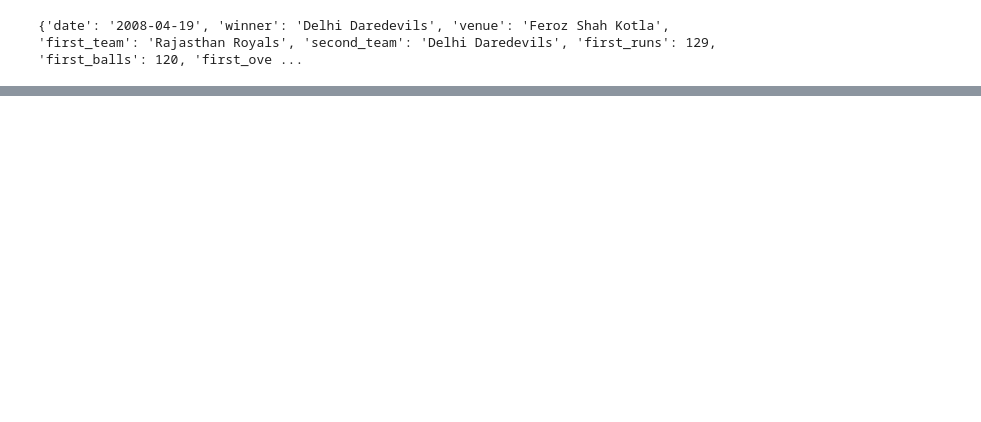
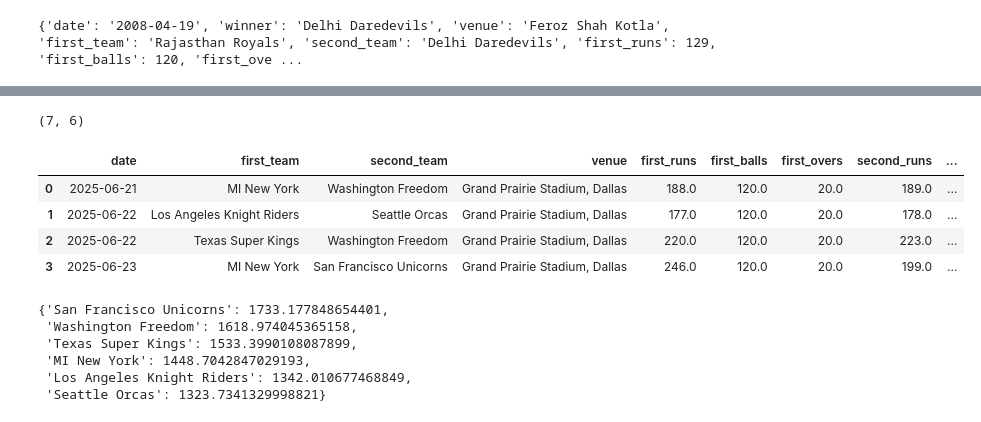
Before and after one commit to Hackquantumcpp/cricket-elo, a Jupyter notebook: mlc-updates-predictions.ipynb, the cells around one changed output, grey strips where cells are left out. Drawn from its saved outputs; the diff is of its cells as text; code cells hidden in the pictures; blank space fills up the shorter version.

```diff
--- a/mlc-updates-predictions.ipynb
+++ b/mlc-updates-predictions.ipynb
@@ -744,0 +642,29 @@ upcoming_disp.to_csv('upcoming_display.csv')
+# %%
+upcoming = upcoming.drop(['first_runs', 'first_balls', 'first_overs', 'second_runs', 'second_balls', 'second_overs',
+                         'winner'], axis=1)
+upcoming.shape
+# %% [output]
+(7, 6)
+# %%
+done['net_run_rate'] = done[['winner', 'first_team', 'second_team', 'first_runs', 'first_overs', 'second_runs',
+                          'second_overs']].apply(lambda x: calculate_nrr(x['winner'], x['first_team'], x['second_team'],
+                                                                         x['first_runs'], x['first_overs'], x['second_runs'],
+                                                                         x['second_overs']), axis=1)
+done.head()
+# %% [output]
+|  | date | first_team | second_team | venue | first_runs | first_balls | first_overs | second_runs | ... |
+| 0 | 2025-06-21 | MI New York | Washington Freedom | Grand Prairie Stadium, Dallas | 188.0 | 120.0 | 20.0 | 189.0 | ... |
+| 1 | 2025-06-22 | Los Angeles Knight Riders | Seattle Orcas | Grand Prairie Stadium, Dallas | 177.0 | 120.0 | 20.0 | 178.0 | ... |
+| 2 | 2025-06-22 | Texas Super Kings | Washington Freedom | Grand Prairie Stadium, Dallas | 220.0 | 120.0 | 20.0 | 223.0 | ... |
+| 3 | 2025-06-23 | MI New York | San Francisco Unicorns | Grand Prairie Stadium, Dallas | 246.0 | 120.0 | 20.0 | 199.0 | ... |
+# %%
+team_elos = generate_elo_ratings(done, team_elos, K=K_opt, alpha=alpha_opt, hga=hga_opt, mean_rev_const=mrc_opt)
+team_elos = dict(sorted(team_elos.items(), key=lambda item: item[1], reverse=True))
+team_elos
+# %% [output]
+{'San Francisco Unicorns': 1733.177848654401,
+ 'Washington Freedom': 1618.974045365158,
+ 'Texas Super Kings': 1533.3990108087899,
+ 'MI New York': 1448.7042847029193,
+ 'Los Angeles Knight Riders': 1342.010677468849,
+ 'Seattle Orcas': 1323.7341329998821}
```
Also changed, not shown: parts of 31 cells of this notebook, 6 other files.
